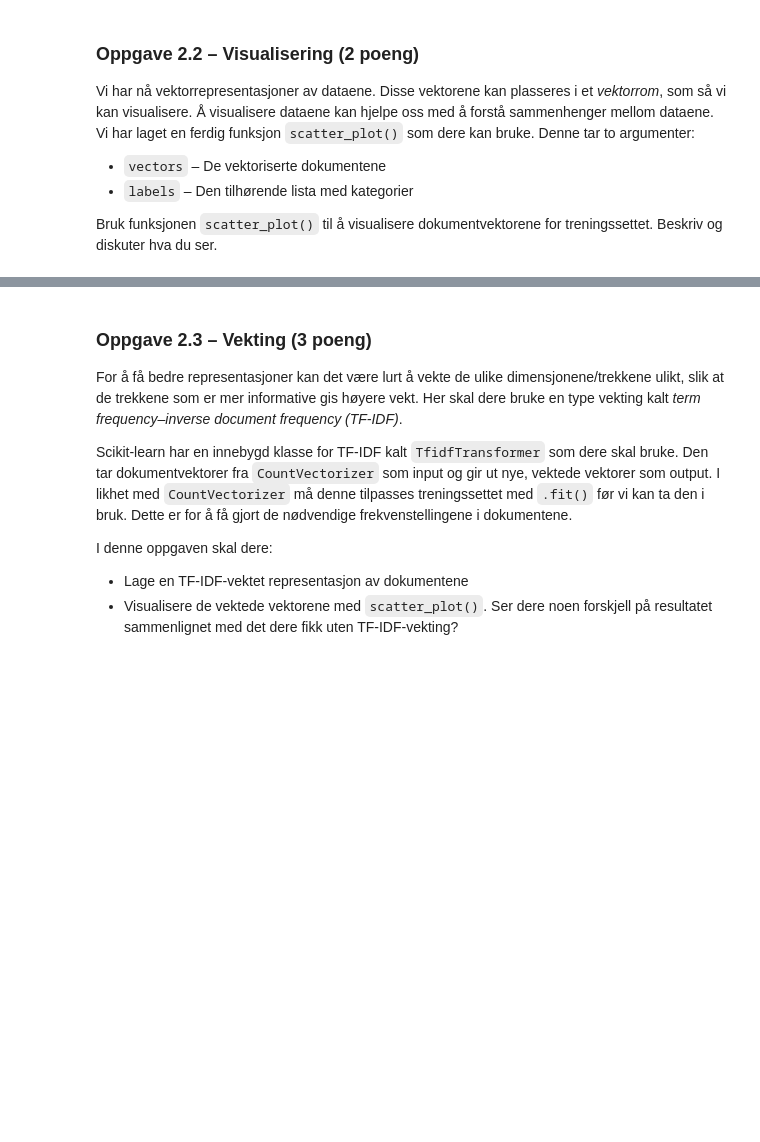
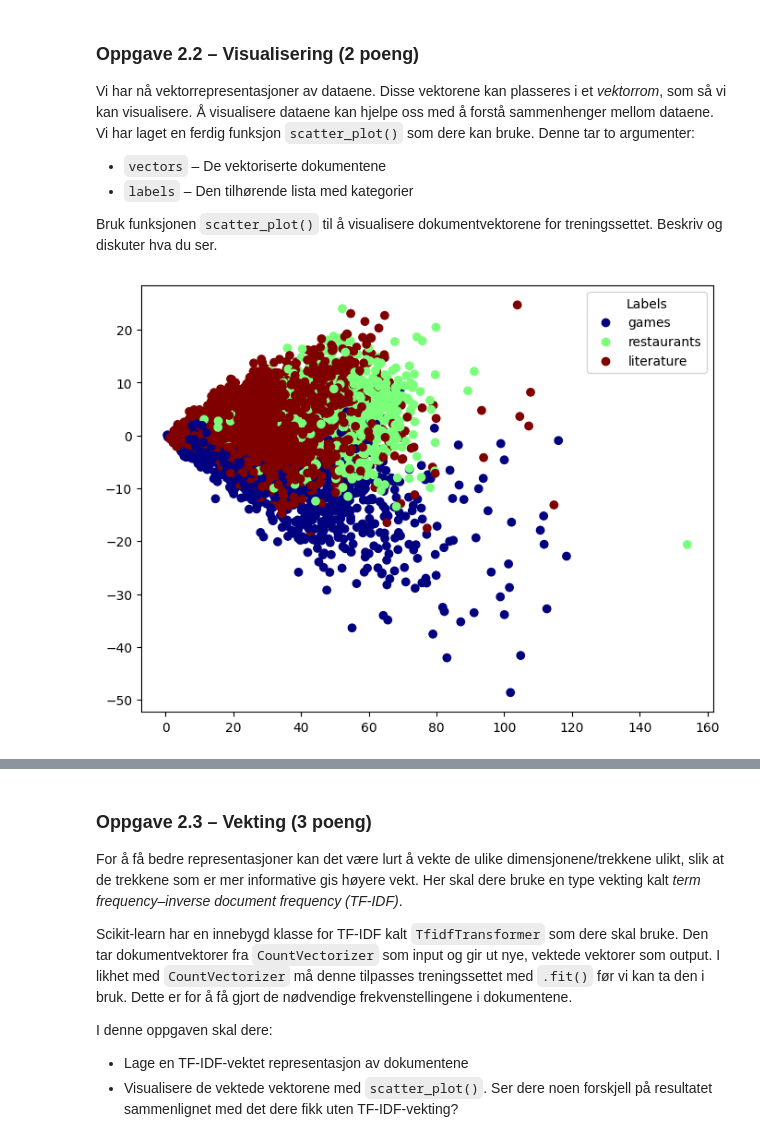
Before and after one commit to philipfleischer/ML-AI, a Jupyter notebook: oblig1b/oblig_1b.ipynb, the cells around one changed output, grey strips where cells are left out. Cells and saved outputs as stored; diff of their text form; code cells hidden in the pictures; blank space fills up the shorter version.

```diff
--- a/oblig1b/oblig_1b.ipynb
+++ b/oblig1b/oblig_1b.ipynb
@@ -78,10 +80,26 @@ def prepare_data(dataset, split):
     De returnerte listene skal være like lange og ha samme rekkefølge.
     For dokumentet på data[i] skal vi altså kunne finne det tilhørende
     kategori i labels[i].
+
+    TODO: Put as comments:
+    dataset er en ordbok som har nøklene "train", "validation" og "test".
+    dataset[split] gir oss en ny ordbok for split-en, som inneholder:
+        - split_dict["text"] som er en liste med tekster
+        - split_dict["category"] som er en liste med kategorier.
+    Vi ønsker å returnere to lister, data og labels, som inneholder kategoriene i fokus, har samme lengde og rekkefølge, som gjøres ved data[i] og labels[i] operasjonen. Dette gjøres ved zip() funksjonen som iterer parvis gjennom datasetttet, vi tar med category rett etter text hver gang cat in focus, slik at antall blir likt.
     """
 
-    # Din kode her
-    raise NotImplementedError()
+    focus = {"games", "restaurants", "literature"}
+
+    data = []
+    labels = []
+
+    split_dict = dataset[split] # f.eks: dataset["train"]
+    for text, cat in zip(split_dict["text"], split_dict["category"]):
+        if cat in focus:
+            data.append(text)
+            labels.append(cat)
+    return data, labels
 # %%
 # Etter å ha implementert `prepare_data()` skal dere kunne dele opp dataene slik:
 # Treningsdata
@@ -125,3 +196,17 @@ Dere må så bruke metoden `.fit()` for å identifisere vokabularet modellen ska
 Etter dette kan dere bruke vektorisereren med `.transform()`, der dere sender inn hver datasplitt. Dere skal da få returnert en liste med vektoriserte versjoner av dokumentene. Lista har samme rekkefølge som dokumentene dere sendte inn.
 # %%
 # Oppgave 2.1
+vectorizer = CountVectorizer(max_features=5000)
+
+#Kun på treningsdata -> Hindrer "data leakage"
+vectorizer.fit(train_data)
+
+# Transformerer splittene -> Sparse matriser
+X_train = vectorizer.transform(train_data)
+X_dev = vectorizer.transform(dev_data)
+X_test = vectorizer.transform(test_data)
+
+# Antall rader=dokumenter og kolonner=5000 ord
+print(X_train.shape)
+print(X_dev.shape)
+print(X_test.shape)
@@ -169,6 +261,9 @@ def scatter_plot(vectors, labels):
     plt.show()
 # %%
 # Oppgave 2.2
+scatter_plot(X_train, train_labels)
+# %% [output]
+[figure, added]
 # %% [markdown]
 #### Oppgave 2.2 – Tekstbesvarelse
 *Hva ser du på plottene?*
```
Also changed, not shown: parts of 14 cells of this notebook.
